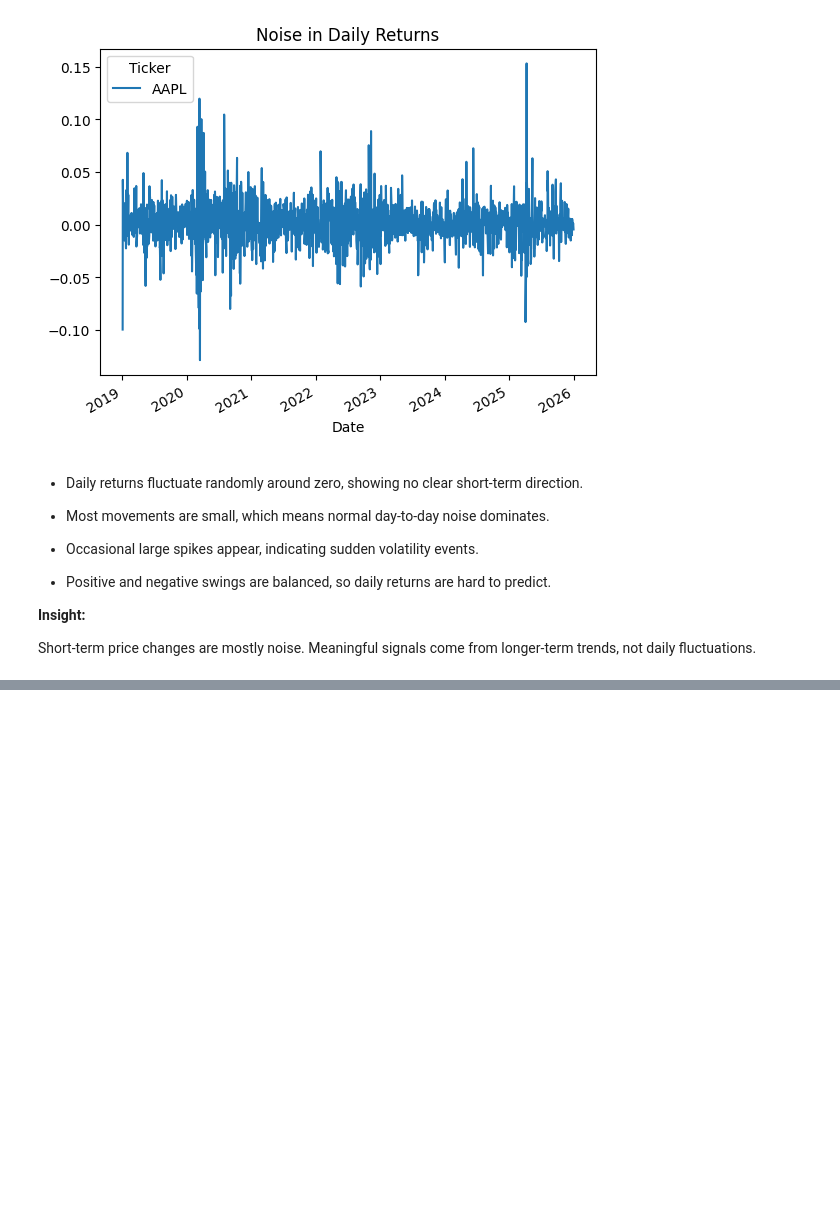
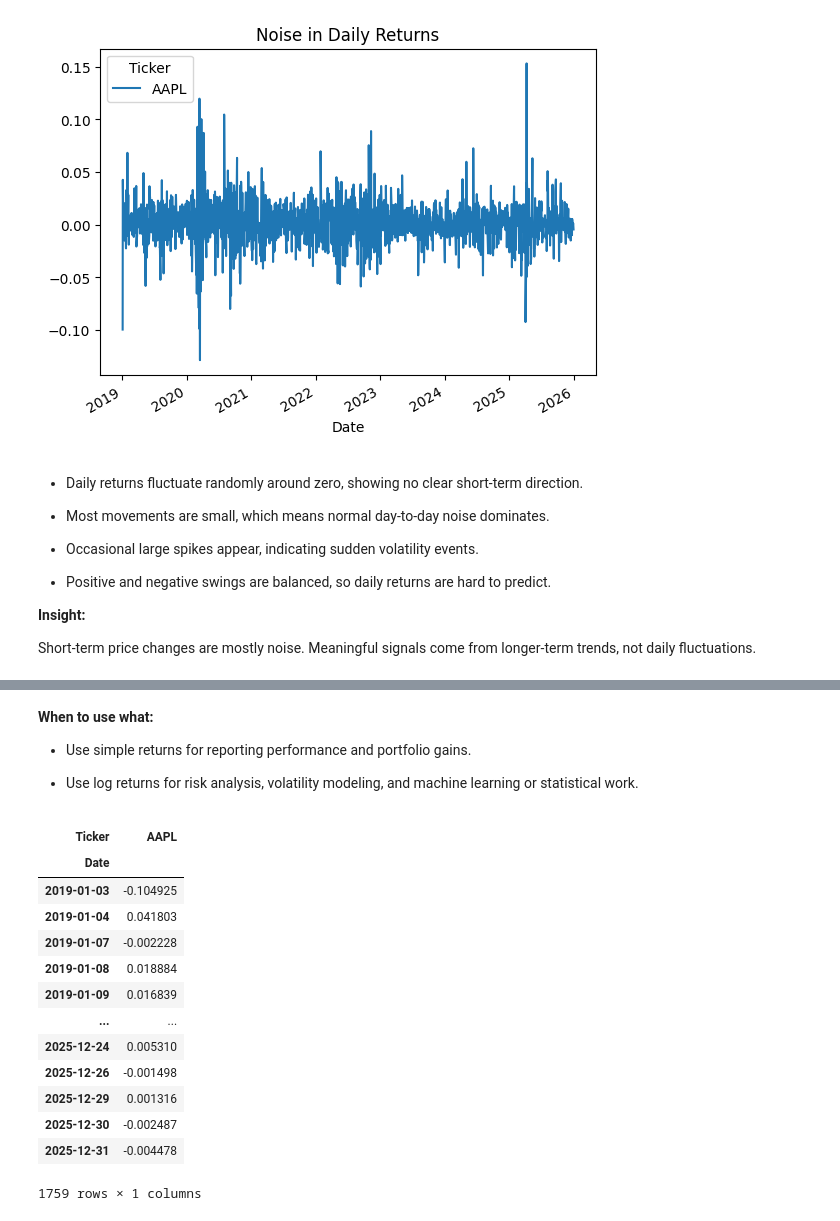
Before and after one commit to epythonlab2/AI_4_health, a Jupyter notebook: module_3_2_financial_data_science.ipynb, the cells around one changed output, grey strips where cells are left out. Drawn from its saved outputs; the diff is of its cells as text; code cells hidden in the pictures; blank space fills up the shorter version.

```diff
--- a/module_3_2_financial_data_science.ipynb
+++ b/module_3_2_financial_data_science.ipynb
@@ -527,0 +575,28 @@ Short-term price changes are mostly noise. Meaningful signals come from longer-t
+# %% [markdown]
+**When to use what:**
+
+- Use simple returns for reporting performance and portfolio gains.
+
+- Use log returns for risk analysis, volatility modeling, and machine learning or statistical work.
+# %%
+# Make series more stationary
+import numpy as np
+
+# True log returns
+log_returns = np.log(data["Close"] / data["Close"].shift(1)).dropna()
+log_returns
+# %% [output]
+| Ticker | AAPL |
+| Date |  |
+| 2019-01-03 | -0.104925 |
+| 2019-01-04 | 0.041803 |
+| 2019-01-07 | -0.002228 |
+| 2019-01-08 | 0.018884 |
+| 2019-01-09 | 0.016839 |
+| ... | ... |
+| 2025-12-24 | 0.005310 |
+| 2025-12-26 | -0.001498 |
+| 2025-12-29 | 0.001316 |
+| 2025-12-30 | -0.002487 |
+| 2025-12-31 | -0.004478 |
+1759 rows × 1 columns
```
Also changed, not shown: parts of 5 cells of this notebook.
